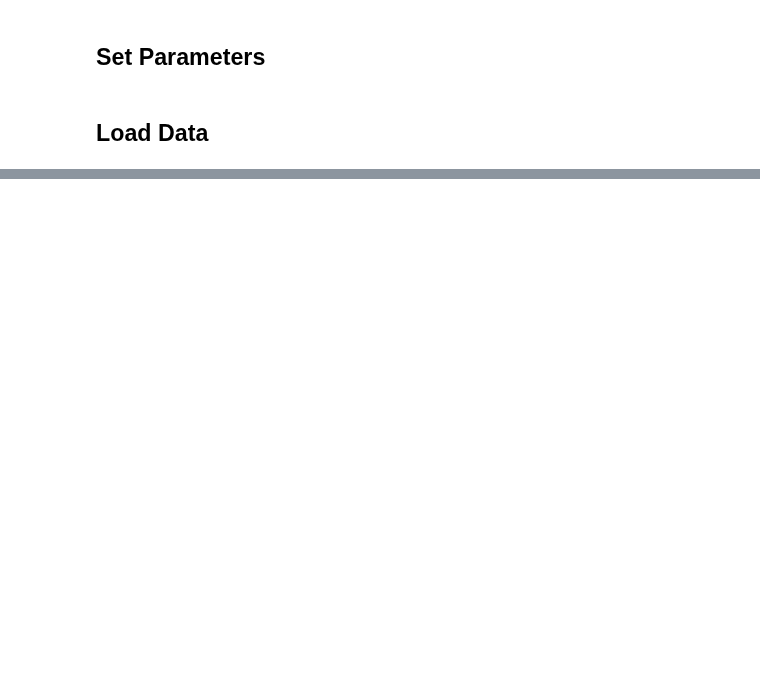
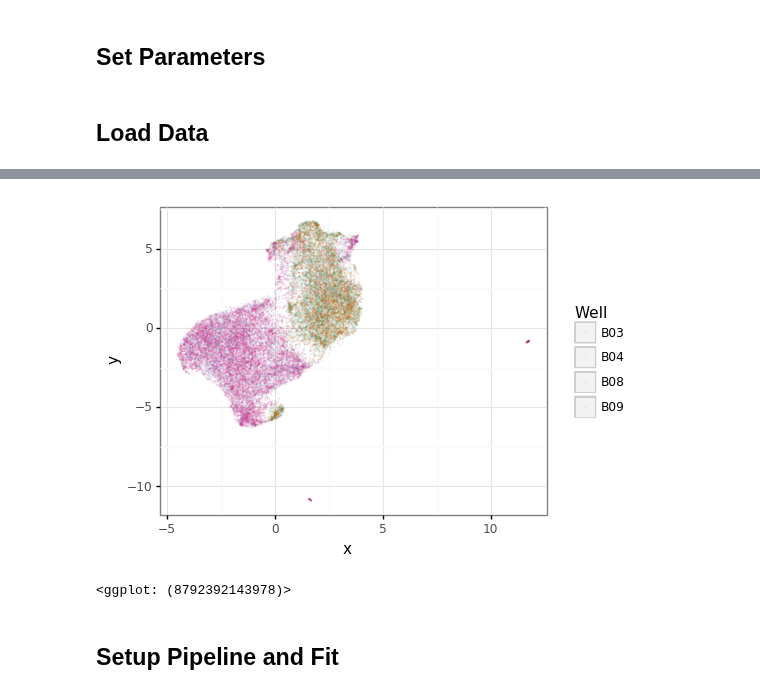
Before and after one commit to broadinstitute/profiling-resistance-mechanisms, a Jupyter notebook: 4.single-cell/1.train.ipynb, the cells around one changed output, grey strips where cells are left out. Drawn from its saved outputs; the diff is of its cells as text; code cells hidden in the pictures; blank space fills up the shorter version.

```diff
--- a/4.single-cell/1.train.ipynb
+++ b/4.single-cell/1.train.ipynb
@@ -65,0 +113,19 @@ def fuzzy_simplicial_set(
+# %%
+well_gg = (
+    gg.ggplot(embedding_df, gg.aes(x="x", y="y")) +
+    gg.geom_point(gg.aes(color="Metadata_Well"), size = 0.1, shape = ".", alpha = 0.1) +
+    gg.theme_bw() +
+    gg.scale_color_manual(name="Well",
+                          labels={"B03": "B03", "B04": "B04", "B08": "B08", "B09": "B09"},
+                          values={"B03": "#1b9e77", "B04": "#d95f02", "B08": "#7570b3", "B09": "#e7298a"})
+)
+
+fig_file = pathlib.Path("figures", "umap", "example_well_train.png")
+well_gg.save(filename=fig_file, height=4, width=5, dpi=500)
+
+well_gg
+# %% [output]
+[figure, added]
+<ggplot: (8792392143978)>
+# %% [markdown]
+## Setup Pipeline and Fit
```
Also changed, not shown: parts of 39 cells of this notebook, 2 other files.
